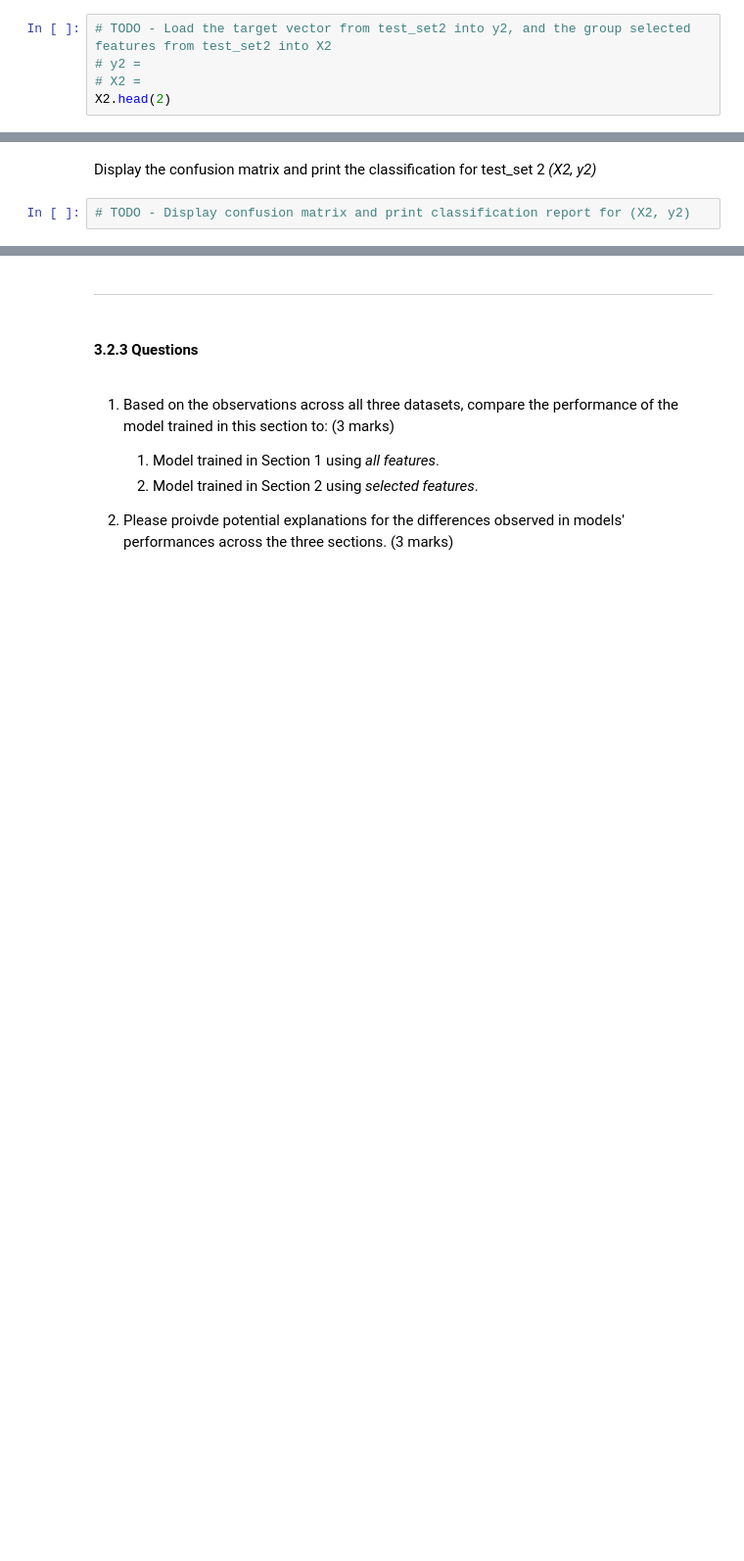
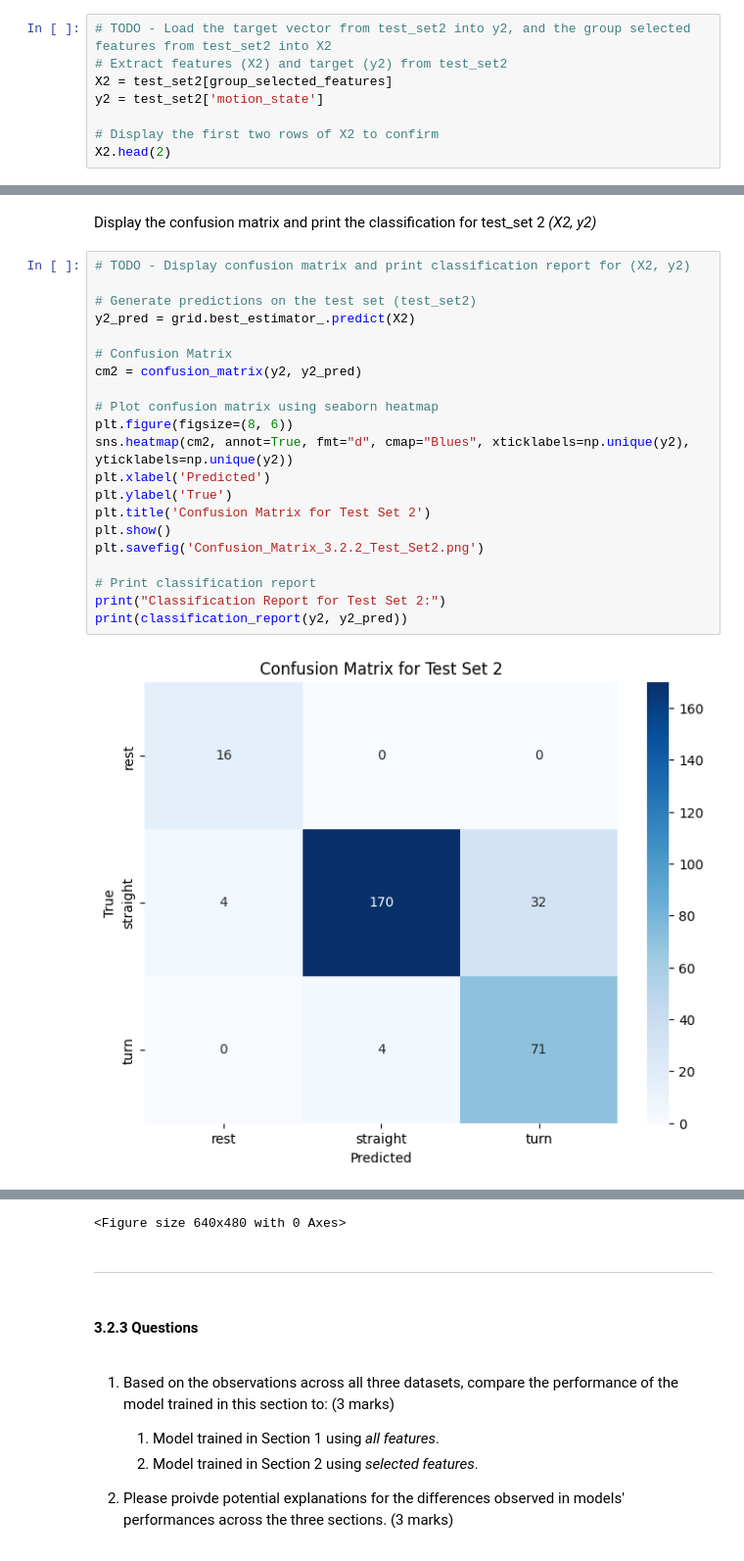
Before and after one commit to ShaikhSikanderAli/engg680_2024_fall, a Jupyter notebook: Lab_Assignment4/Assignment 4.ipynb, the cells around one changed output, grey strips where cells are left out. Shown at 98% size. Drawn from its saved outputs; the diff is of its cells as text; blank space fills up the shorter version.

```diff
--- a/Lab_Assignment4/Assignment 4.ipynb
+++ b/Lab_Assignment4/Assignment 4.ipynb
@@ -892,5 +1020,8 @@ X1.head(2)
 # %%
 # TODO - Load the target vector from test_set2 into y2, and the group selected features from test_set2 into X2
-# y2 =
-# X2 =
+# Extract features (X2) and target (y2) from test_set2
+X2 = test_set2[group_selected_features]
+y2 = test_set2['motion_state']
+
+# Display the first two rows of X2 to confirm
 X2.head(2)
@@ -911,4 +1082,25 @@ Display the confusion matrix and print the classification for test_set 1 *(X1, y
 # %% [markdown]
 Display the confusion matrix and print the classification for test_set 2 *(X2, y2)*
-# %%
-# TODO - Display confusion matrix and print classification report for (X2, y2)
+# %%
+# TODO - Display confusion matrix and print classification report for (X2, y2)
+
+# Generate predictions on the test set (test_set2)
+y2_pred = grid.best_estimator_.predict(X2)
+
+# Confusion Matrix
+cm2 = confusion_matrix(y2, y2_pred)
+
+# Plot confusion matrix using seaborn heatmap
+plt.figure(figsize=(8, 6))
+sns.heatmap(cm2, annot=True, fmt="d", cmap="Blues", xticklabels=np.unique(y2), yticklabels=np.unique(y2))
+plt.xlabel('Predicted')
+plt.ylabel('True')
+plt.title('Confusion Matrix for Test Set 2')
+plt.show()
+plt.savefig('Confusion_Matrix_3.2.2_Test_Set2.png')
+
+# Print classification report
+print("Classification Report for Test Set 2:")
+print(classification_report(y2, y2_pred))
+# %% [output]
+[figure, added]
@@ -915,3 +1117,4 @@ Display the confusion matrix and print the classification for test_set 2 *(X2, y
+<Figure size 640x480 with 0 Axes>
 # %% [markdown]
 ___
 # %% [markdown]
```
Also changed, not shown: parts of 19 cells of this notebook, 3 other files.
